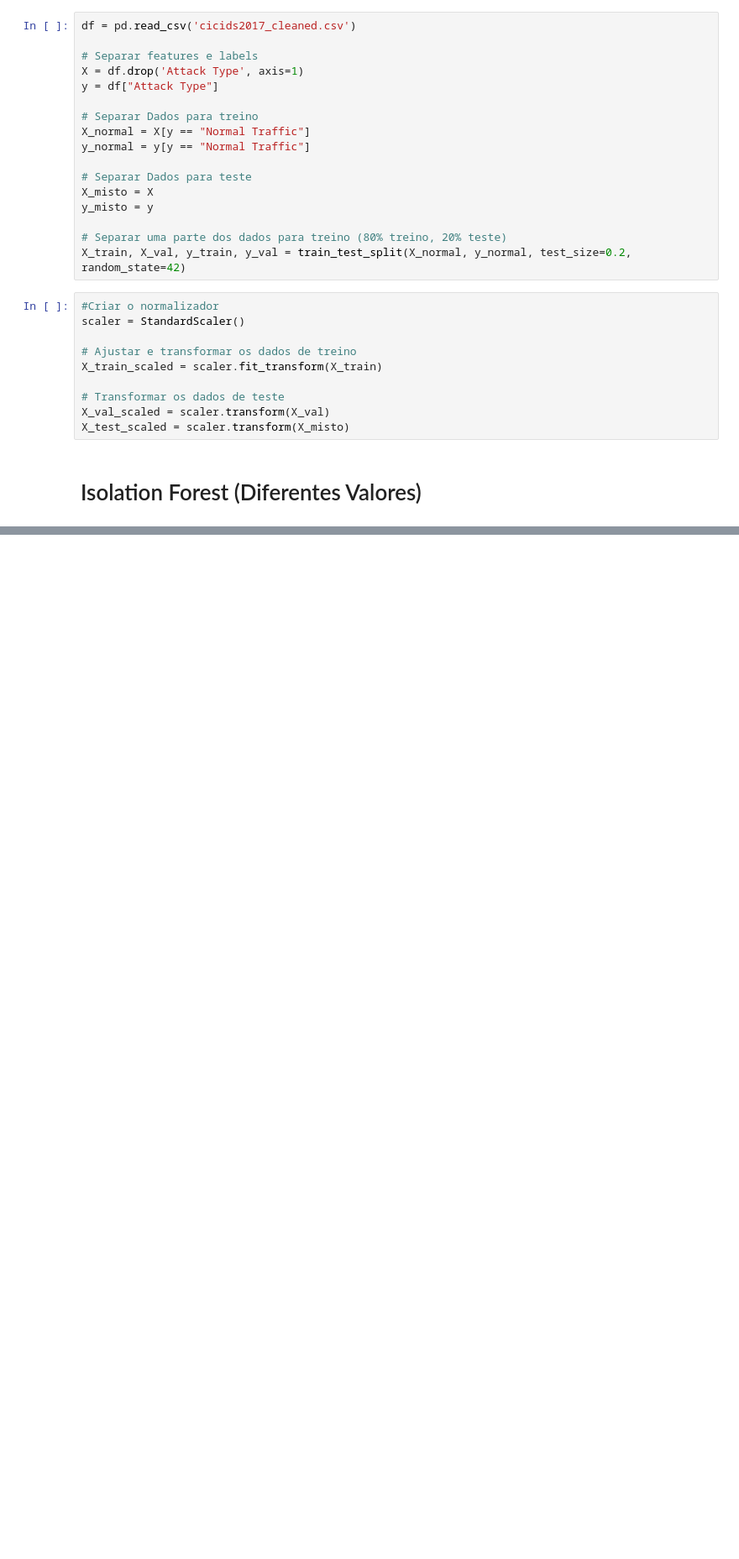
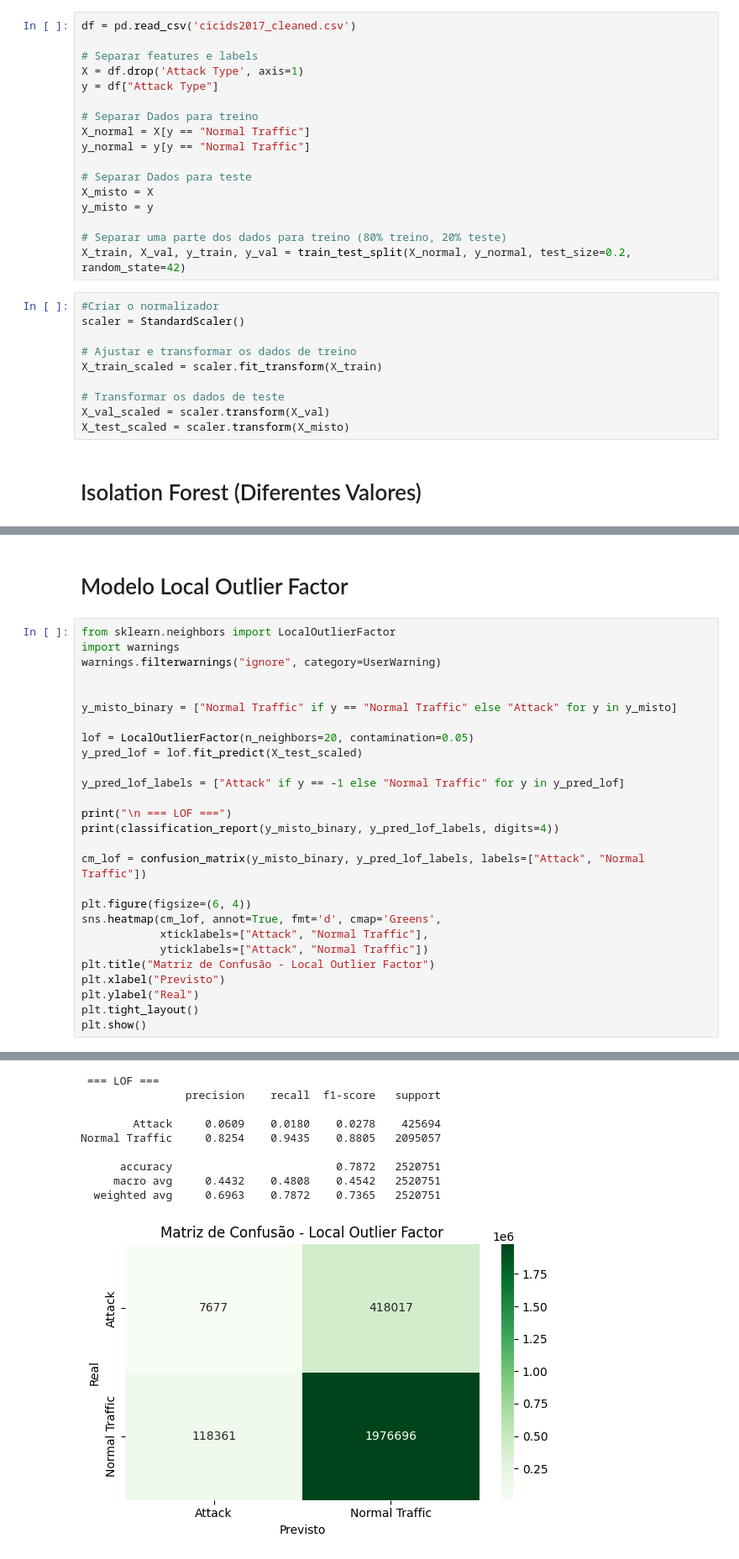
Before and after one commit to dani2308/scadatr, a Jupyter notebook: train_tests.ipynb, the cells around one changed output, grey strips where cells are left out. Shown: that part at 84% size. Saved outputs shown, nothing was run; the diff lists cells and outputs as text; blank space fills up the shorter version.

Commit message:
New Training Models

```diff
--- a/train_tests.ipynb
+++ b/train_tests.ipynb
@@ -74,0 +115,30 @@ Normal Traffic     0.8635    0.9900    0.9225   2095057
+# %% [markdown]
+# Modelo Local Outlier Factor
+# %%
+from sklearn.neighbors import LocalOutlierFactor
+import warnings
+warnings.filterwarnings("ignore", category=UserWarning)
+
+
+y_misto_binary = ["Normal Traffic" if y == "Normal Traffic" else "Attack" for y in y_misto]
+
+lof = LocalOutlierFactor(n_neighbors=20, contamination=0.05)
+y_pred_lof = lof.fit_predict(X_test_scaled)
+
+y_pred_lof_labels = ["Attack" if y == -1 else "Normal Traffic" for y in y_pred_lof]
+
+print("\n === LOF ===")
+print(classification_report(y_misto_binary, y_pred_lof_labels, digits=4))
+
+cm_lof = confusion_matrix(y_misto_binary, y_pred_lof_labels, labels=["Attack", "Normal Traffic"])
+
+plt.figure(figsize=(6, 4))
+sns.heatmap(cm_lof, annot=True, fmt='d', cmap='Greens',
+            xticklabels=["Attack", "Normal Traffic"],
+            yticklabels=["Attack", "Normal Traffic"])
+plt.title("Matriz de Confusão - Local Outlier Factor")
+plt.xlabel("Previsto")
+plt.ylabel("Real")
+plt.tight_layout()
+plt.show()
+# %% [output]
@@ -74,0 +162,10 @@ Normal Traffic     0.8635    0.9900    0.9225   2095057
+ === LOF ===
+                precision    recall  f1-score   support
+
+        Attack     0.0609    0.0180    0.0278    425694
+Normal Traffic     0.8254    0.9435    0.8805   2095057
+
+      accuracy                         0.7872   2520751
+     macro avg     0.4432    0.4808    0.4542   2520751
+  weighted avg     0.6963    0.7872    0.7365   2520751
+[figure, added]
```
Also changed, not shown: parts of 5 cells of this notebook.
